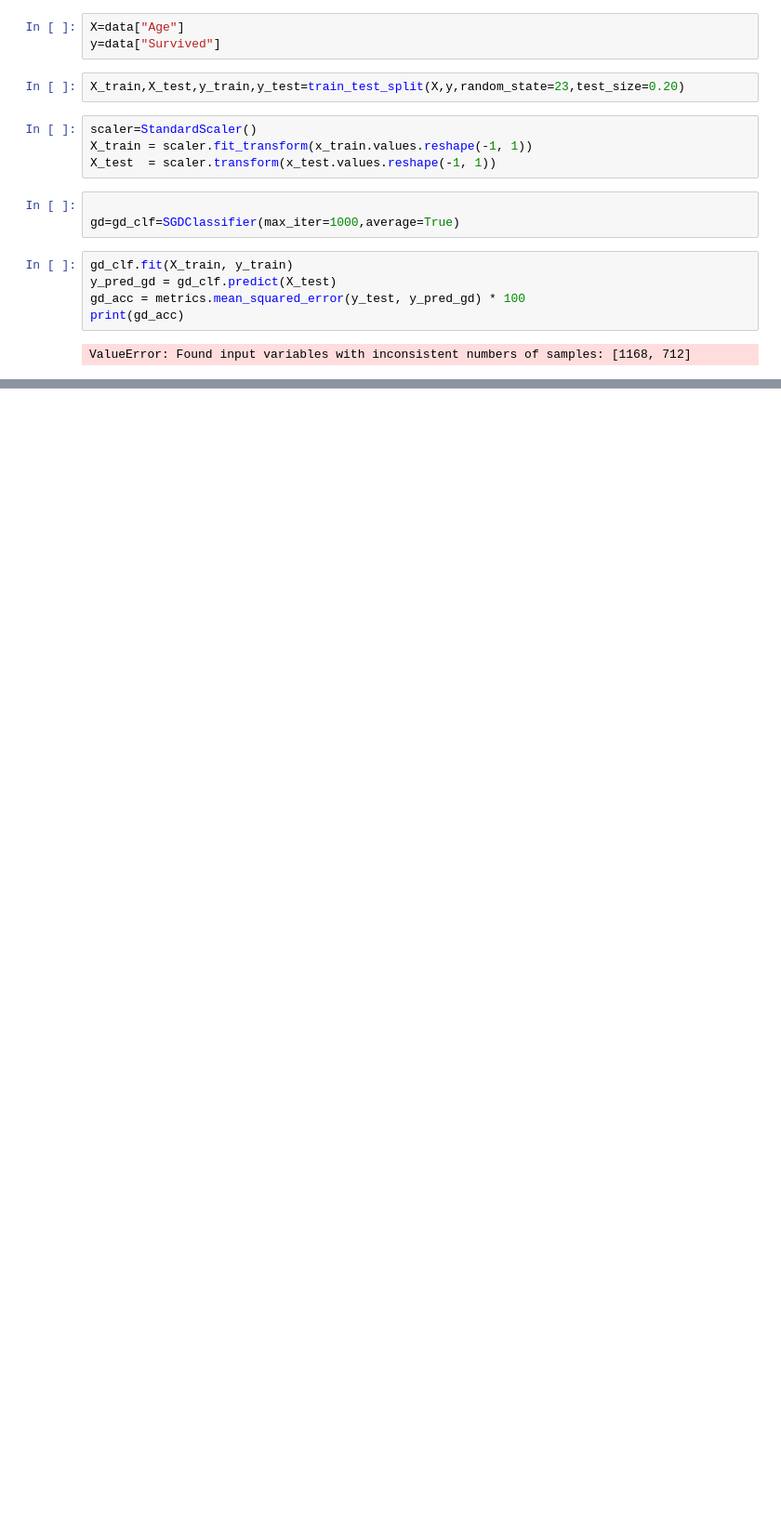
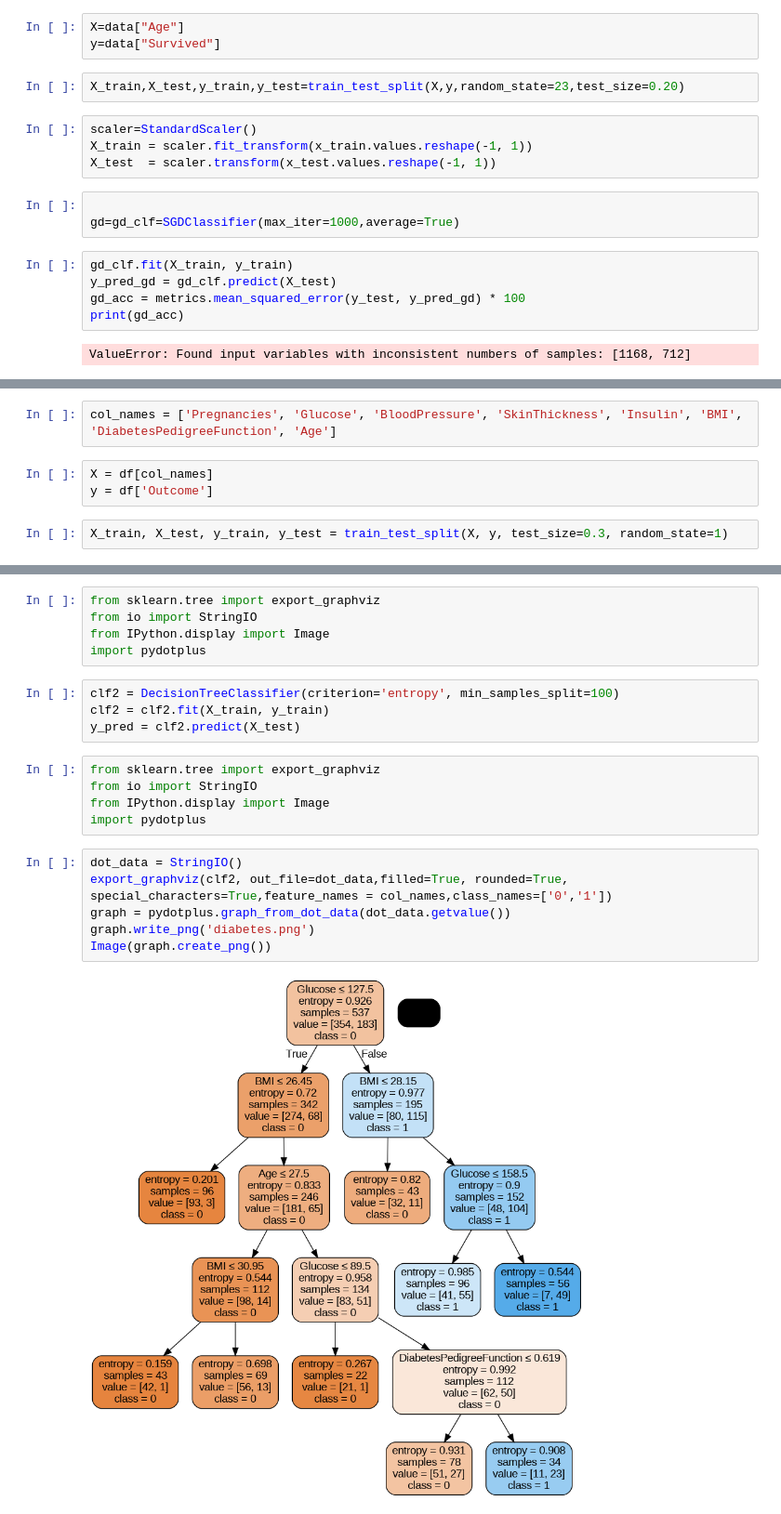
Before and after one commit to anushkamaisa/ML_LAB, a Jupyter notebook: MLPractice.ipynb, the cells around one changed output, grey strips where cells are left out. Shown at 93% size. Saved outputs shown, nothing was run; the diff lists cells and outputs as text; blank space fills up the shorter version.

```diff
--- a/MLPractice.ipynb
+++ b/MLPractice.ipynb
@@ -2067,0 +2108,7 @@ ValueError: Found input variables with inconsistent numbers of samples: [1168, 7
+# %%
+col_names = ['Pregnancies', 'Glucose', 'BloodPressure', 'SkinThickness', 'Insulin', 'BMI', 'DiabetesPedigreeFunction', 'Age']
+# %%
+X = df[col_names]
+y = df['Outcome']
+# %%
+X_train, X_test, y_train, y_test = train_test_split(X, y, test_size=0.3, random_state=1)
@@ -2067,0 +2125,22 @@ ValueError: Found input variables with inconsistent numbers of samples: [1168, 7
+# %%
+from sklearn.tree import export_graphviz
+from io import StringIO
+from IPython.display import Image
+import pydotplus
+# %%
+clf2 = DecisionTreeClassifier(criterion='entropy', min_samples_split=100)
+clf2 = clf2.fit(X_train, y_train)
+y_pred = clf2.predict(X_test)
+# %%
+from sklearn.tree import export_graphviz
+from io import StringIO
+from IPython.display import Image
+import pydotplus
+# %%
+dot_data = StringIO()
+export_graphviz(clf2, out_file=dot_data,filled=True, rounded=True, special_characters=True,feature_names = col_names,class_names=['0','1'])
+graph = pydotplus.graph_from_dot_data(dot_data.getvalue())
+graph.write_png('diabetes.png')
+Image(graph.create_png())
+# %% [output]
+[figure, added]
```
Also changed, not shown: parts of 89 cells of this notebook.
